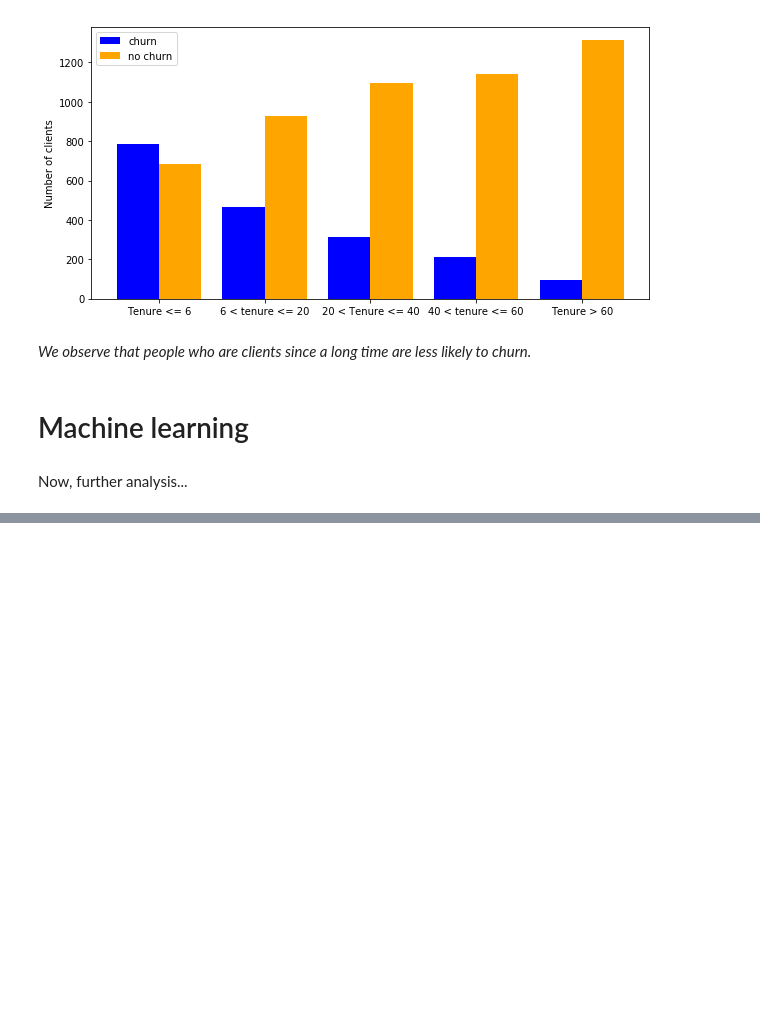
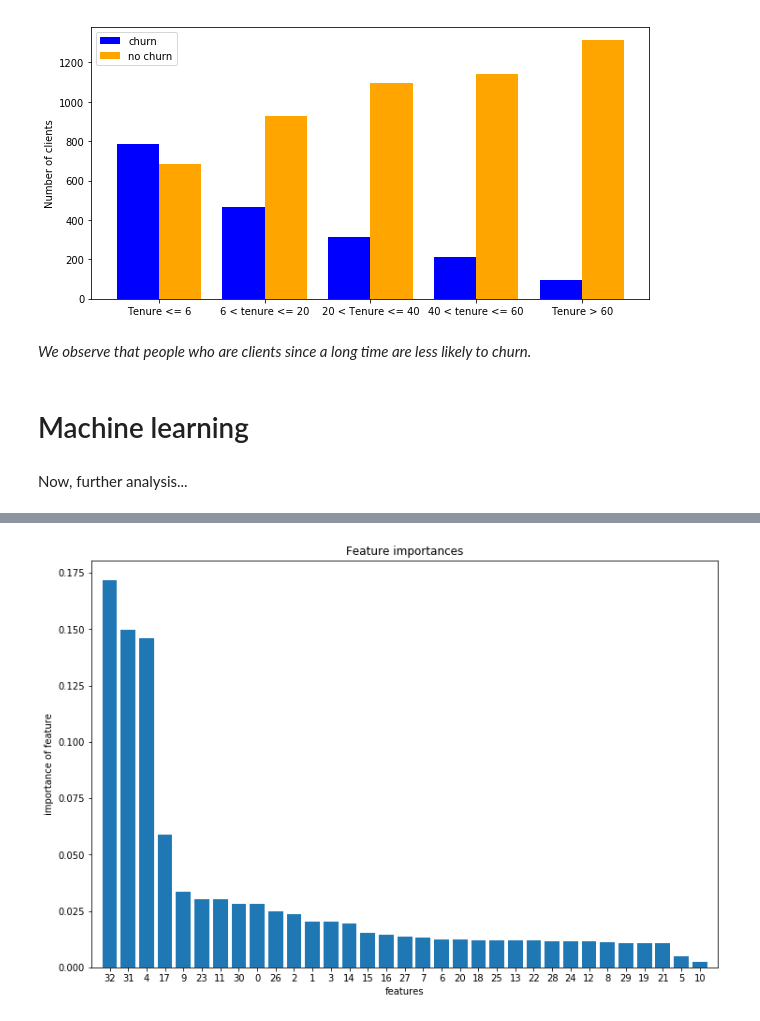
Before and after one commit to AmauV/Data-science-in-practice, a Jupyter notebook: Churn.ipynb, the cells around one changed output, grey strips where cells are left out. Cells and saved outputs as stored; diff of their text form; code cells hidden in the pictures; blank space fills up the shorter version.

```diff
--- a/Churn.ipynb
+++ b/Churn.ipynb
@@ -372,3 +385,8 @@ for i in range(n):
 <matplotlib.figure.Figure at 0x...>
 [figure]
 ... (61 outputs left out)
+# %%
+# calculate the mean of the feature importance
+feature_imp_forest = []
+for j in range(0,len(feature_importance_forest[0])):
+    feature_imp_forest.append(sum(i[j] for i in feature_importance_forest)/8)
@@ -374,0 +417,12 @@ for i in range(n):
+# %%
+# plot the feature importance
+plt.figure(figsize=(12,8))
+plt.title("Feature importances")
+plt.bar(range(churn.drop(["Churn","customerID"],axis=1).shape[1]), sorted(feature_imp_forest,reverse=True))
+plt.xticks(range(churn.drop(["Churn","customerID"],axis=1).shape[1]), indices)
+plt.xlim([-1, churn.drop(["Churn","customerID"],axis=1).shape[1]])
+plt.xlabel("features")
+plt.ylabel("importance of feature")
+plt.show()
+# %% [output]
+[figure, added]
```
Also changed, not shown: parts of 8 cells of this notebook.
